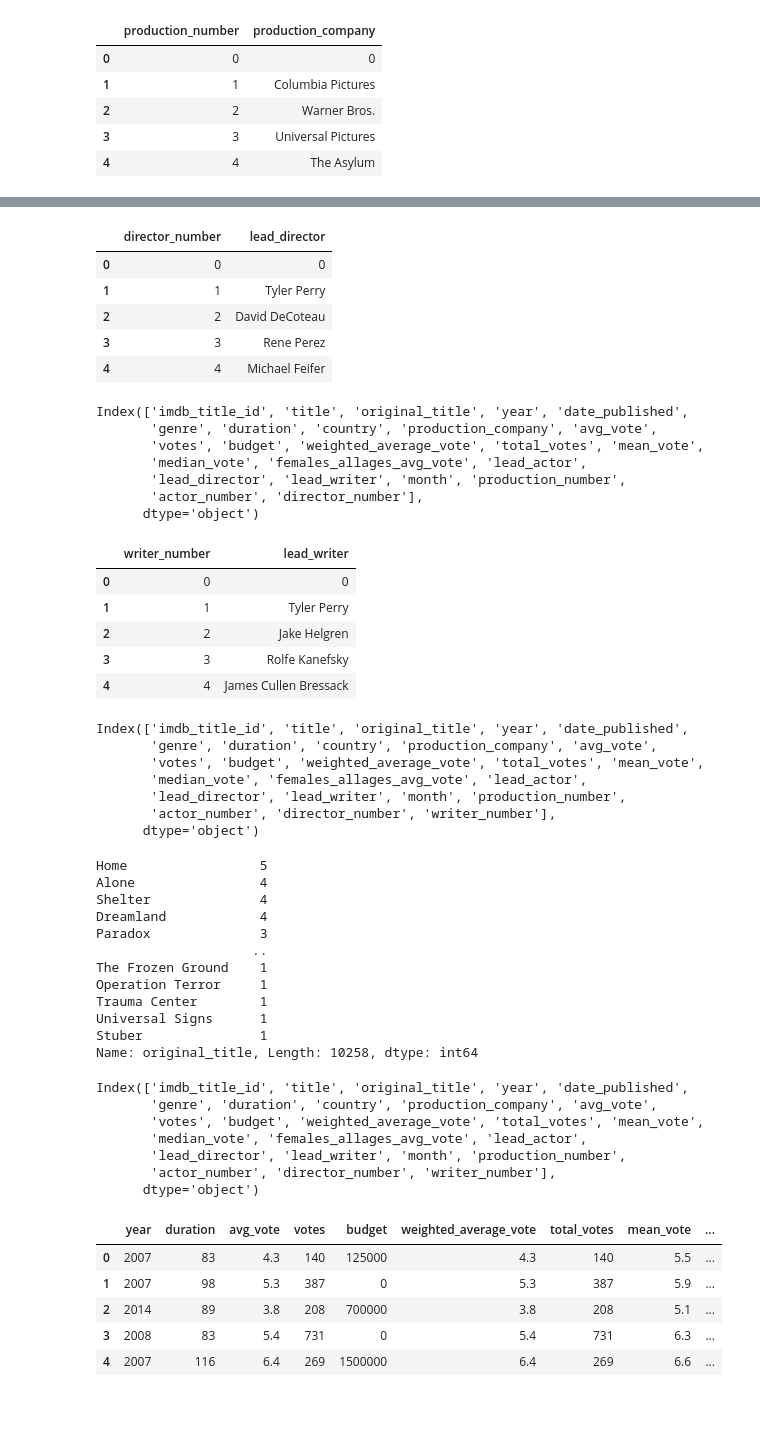
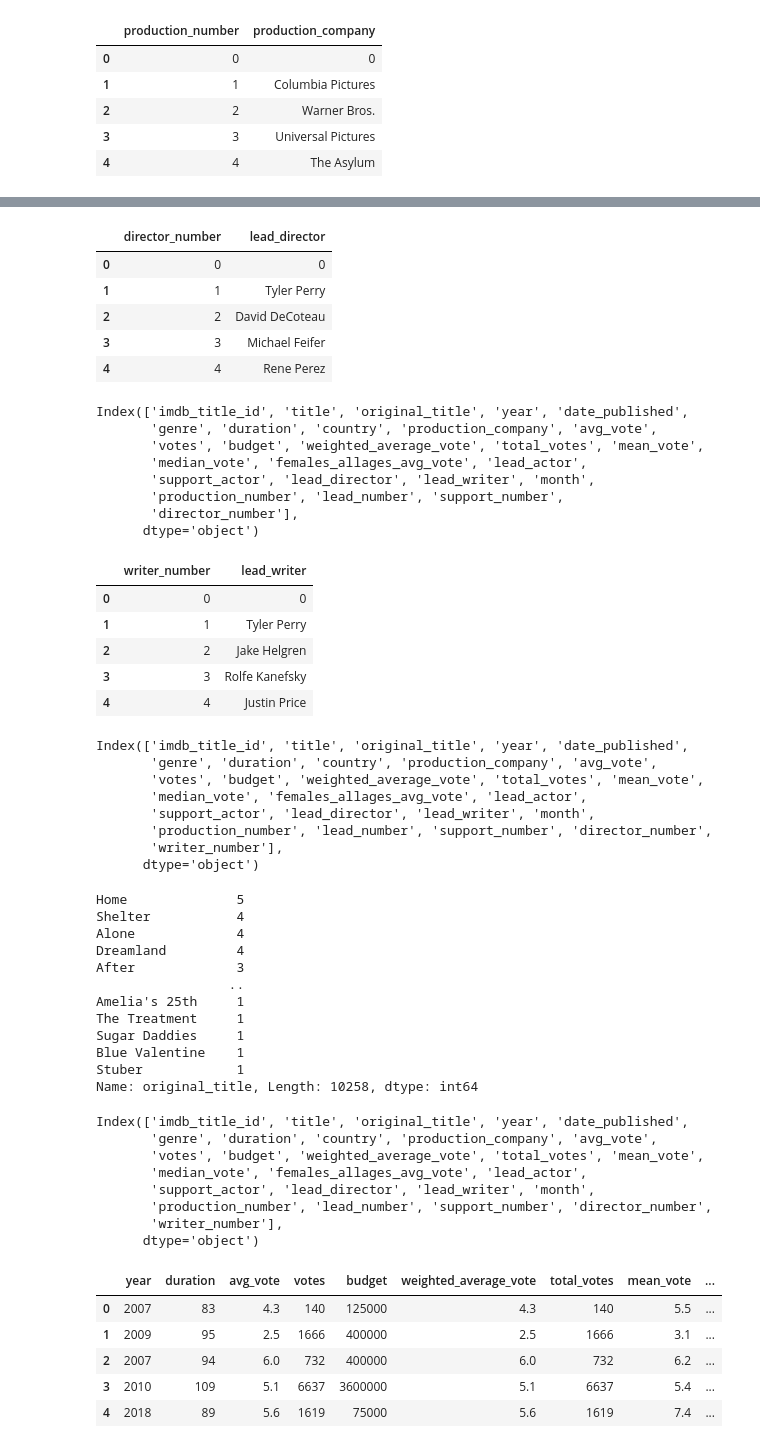
Before and after one commit to ianmkinney/imdb-machine-learning, a Jupyter notebook: data_cleaning.ipynb, the cells around one changed output, grey strips where cells are left out. Drawn from its saved outputs; the diff is of its cells as text; code cells hidden in the pictures; blank space fills up the shorter version.

Commit message:
Added supporting actor

```diff
--- a/data_cleaning.ipynb
+++ b/data_cleaning.ipynb
@@ -95,9 +95,12 @@ recent_df['budget'] = recent_df['budget'].astype(int)
 
 # Add actor, writer, director to be changed to numbers
 recent_df['lead_actor'] = recent_df['actors'].str.split(',').str[0]
+recent_df['support_actor'] = recent_df['actors'].str.split(',').str[1]
+recent_df['support_actor'] = recent_df['support_actor'].str.lstrip()
 recent_df['lead_director'] = recent_df['director'].str.split(',').str[0]
 recent_df['lead_writer'] = recent_df['writer'].str.split(',').str[0]
 recent_df['lead_actor'] = recent_df['lead_actor'].fillna(0)
+recent_df['support_actor'] = recent_df['support_actor'].fillna(0)
 recent_df['lead_director'] = recent_df['lead_director'].fillna(0)
 recent_df['lead_writer'] = recent_df['lead_writer'].fillna(0)
 
@@ -147,8 +151,14 @@ Index(['imdb_title_id', 'title', 'original_title', 'year', 'date_published',
       dtype='object')
 # %%
-actor_df = pd.DataFrame(recent_df['lead_actor'].value_counts()).reset_index().reset_index()
-actor_df.drop('lead_actor', axis=1, inplace=True)
-actor_df.rename(columns={"level_0": "actor_number", "index": "lead_actor"}, inplace=True)
+actor_df_1 = pd.DataFrame(recent_df['lead_actor'].value_counts()).reset_index().drop('lead_actor', axis=1)
+print(len(actor_df_1))
+actor_df_2 = pd.DataFrame(recent_df['support_actor'].value_counts()).reset_index().drop('support_actor', axis=1)
+print(len(actor_df_2))
+actor_df = pd.concat([actor_df_1,actor_df_2]).drop_duplicates()
+print(len(actor_df))
+lead_df = actor_df.reset_index().rename(columns={"level_0": "lead_number", "index": "lead_actor" })
+support_df = actor_df.reset_index().rename(columns={"level_0": "support_number", "index": "support_actor" })
+actor_df = actor_df.reset_index().rename(columns={"level_0": "actor_number", "index": "actor_name" })
 actor_df.to_csv('people_codes/actors.csv')
 actor_df.head()
 # %% [output]
@@ -159,7 +172,8 @@ actor_df.head()
 | 3 | 3 | Danny Trejo |
 | 4 | 4 | James Franco |
 # %%
-recent_df = pd.merge(recent_df, actor_df, on="lead_actor")
+recent_df = pd.merge(recent_df, lead_df, on="lead_actor")
+recent_df = pd.merge(recent_df, support_df, on="support_actor")
 recent_df.columns
 # %% [output]
 Index(['imdb_title_id', 'title', 'original_title', 'year', 'date_published',
@@ -180,8 +194,8 @@ director_df.head()
 | 0 | 0 | 0 |
 | 1 | 1 | Tyler Perry |
 | 2 | 2 | David DeCoteau |
-| 3 | 3 | Rene Perez |
-| 4 | 4 | Michael Feifer |
+| 3 | 3 | Michael Feifer |
+| 4 | 4 | Rene Perez |
 # %%
 
 recent_df = pd.merge(recent_df, director_df, on="lead_director")
@@ -191,8 +205,9 @@ Index(['imdb_title_id', 'title', 'original_title', 'year', 'date_published',
        'genre', 'duration', 'country', 'production_company', 'avg_vote',
        'votes', 'budget', 'weighted_average_vote', 'total_votes', 'mean_vote',
        'median_vote', 'females_allages_avg_vote', 'lead_actor',
-       'lead_director', 'lead_writer', 'month', 'production_number',
-       'actor_number', 'director_number'],
+       'support_actor', 'lead_director', 'lead_writer', 'month',
+       'production_number', 'lead_number', 'support_number',
+       'director_number'],
       dtype='object')
 # %%
 writer_df = pd.DataFrame(recent_df['lead_writer'].value_counts()).reset_index().reset_index()
@@ -206,7 +221,7 @@ writer_df.head()
 | 1 | 1 | Tyler Perry |
 | 2 | 2 | Jake Helgren |
 | 3 | 3 | Rolfe Kanefsky |
-| 4 | 4 | James Cullen Bressack |
+| 4 | 4 | Justin Price |
 # %%
 
 recent_df = pd.merge(recent_df, writer_df, on="lead_writer")
@@ -216,23 +231,24 @@ Index(['imdb_title_id', 'title', 'original_title', 'year', 'date_published',
        'genre', 'duration', 'country', 'production_company', 'avg_vote',
        'votes', 'budget', 'weighted_average_vote', 'total_votes', 'mean_vote',
        'median_vote', 'females_allages_avg_vote', 'lead_actor',
-       'lead_director', 'lead_writer', 'month', 'production_number',
-       'actor_number', 'director_number', 'writer_number'],
+       'support_actor', 'lead_director', 'lead_writer', 'month',
+       'production_number', 'lead_number', 'support_number', 'director_number',
+       'writer_number'],
       dtype='object')
 # %%
 recent_df['original_title'].value_counts()
 # %% [output]
-Home                 5
-Alone                4
-Shelter              4
-Dreamland            4
-Paradox              3
-                    ..
-The Frozen Ground    1
-Operation Terror     1
-Trauma Center        1
-Universal Signs      1
-Stuber               1
+Home              5
+Shelter           4
+Alone             4
+Dreamland         4
+After             3
+                 ..
+Amelia's 25th     1
+The Treatment     1
+Sugar Daddies     1
+Blue Valentine    1
+Stuber            1
 Name: original_title, Length: 10258, dtype: int64
 # %%
 test_df = recent_df[recent_df['original_title'] == 'Home']
@@ -242,19 +258,20 @@ Index(['imdb_title_id', 'title', 'original_title', 'year', 'date_published',
        'genre', 'duration', 'country', 'production_company', 'avg_vote',
        'votes', 'budget', 'weighted_average_vote', 'total_votes', 'mean_vote',
        'median_vote', 'females_allages_avg_vote', 'lead_actor',
-       'lead_director', 'lead_writer', 'month', 'production_number',
-       'actor_number', 'director_number', 'writer_number'],
+       'support_actor', 'lead_director', 'lead_writer', 'month',
+       'production_number', 'lead_number', 'support_number', 'director_number',
+       'writer_number'],
       dtype='object')
 # %%
 recent_df.to_csv('Sample/sample.csv')
-numeric_df = recent_df[['year', 'duration', 'avg_vote', 'votes', 'budget', 'weighted_average_vote', 'total_votes', 'mean_vote', 'median_vote', 'month', 'production_number', 'actor_number', 'director_number', 'writer_number']]
+numeric_df = recent_df[['year', 'duration', 'avg_vote', 'votes', 'budget', 'weighted_average_vote', 'total_votes', 'mean_vote', 'median_vote', 'month', 'production_number', 'lead_number', 'support_number', 'director_number', 'writer_number']]
 numeric_df.head()
 # %% [output]
 |  | year | duration | avg_vote | votes | budget | weighted_average_vote | total_votes | mean_vote | ... |
 | 0 | 2007 | 83 | 4.3 | 140 | 125000 | 4.3 | 140 | 5.5 | ... |
-| 1 | 2007 | 98 | 5.3 | 387 | 0 | 5.3 | 387 | 5.9 | ... |
-| 2 | 2014 | 89 | 3.8 | 208 | 700000 | 3.8 | 208 | 5.1 | ... |
-| 3 | 2008 | 83 | 5.4 | 731 | 0 | 5.4 | 731 | 6.3 | ... |
-| 4 | 2007 | 116 | 6.4 | 269 | 1500000 | 6.4 | 269 | 6.6 | ... |
+| 1 | 2009 | 95 | 2.5 | 1666 | 400000 | 2.5 | 1666 | 3.1 | ... |
+| 2 | 2007 | 94 | 6.0 | 732 | 400000 | 6.0 | 732 | 6.2 | ... |
+| 3 | 2010 | 109 | 5.1 | 6637 | 3600000 | 5.1 | 6637 | 5.4 | ... |
+| 4 | 2018 | 89 | 5.6 | 1619 | 75000 | 5.6 | 1619 | 7.4 | ... |
 # %%
 numeric_df.to_csv('Sample/numeric.csv')
```
Also changed, not shown: parts of 4 cells of this notebook, 8 other files.
